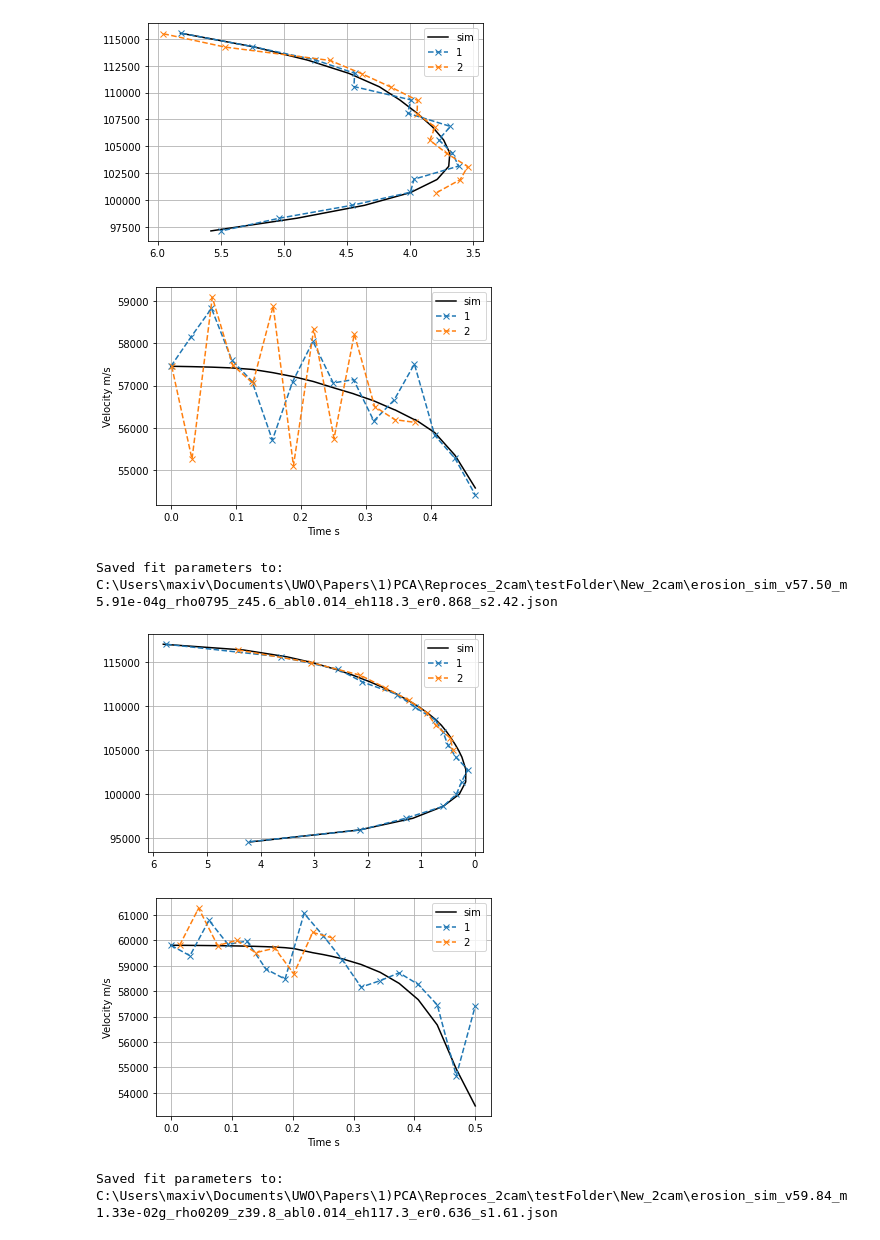
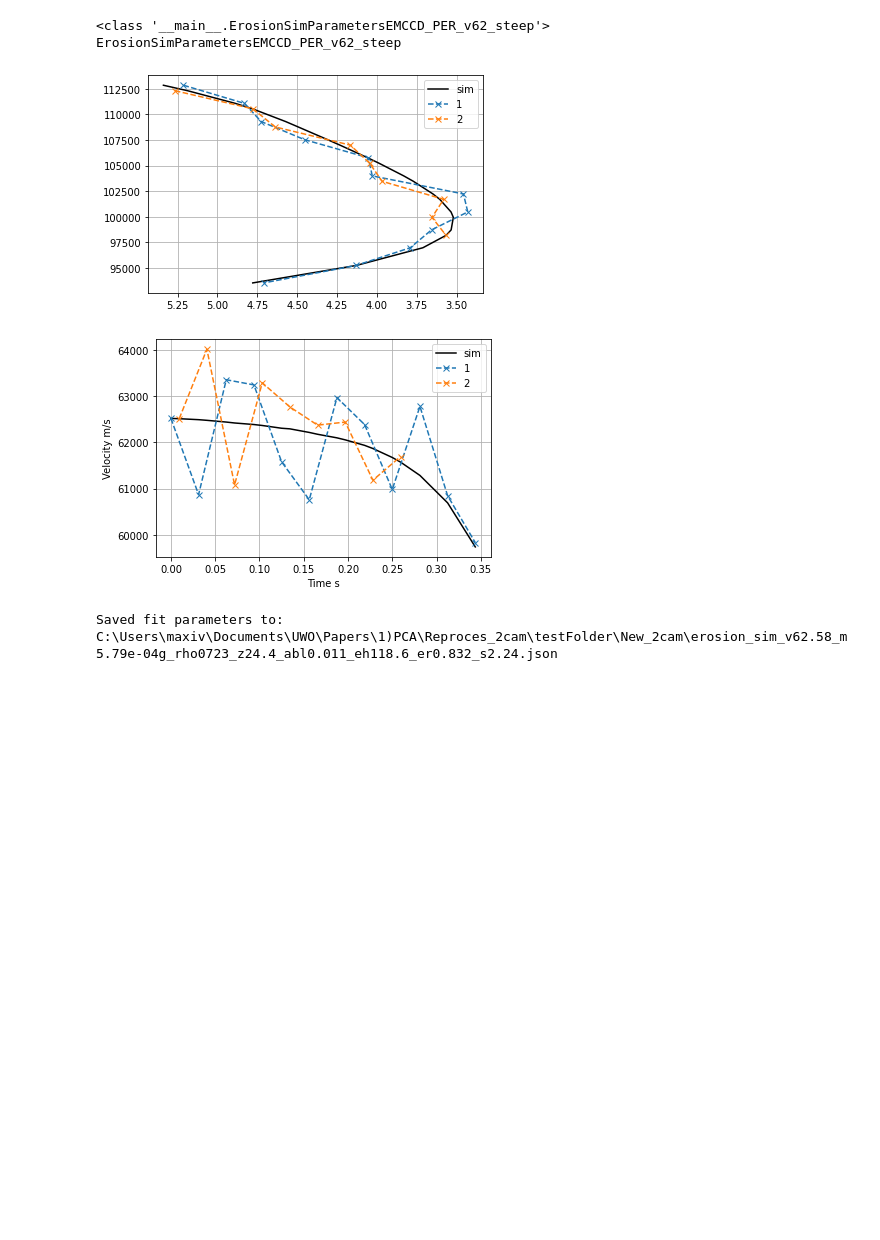
Before and after one commit to MaximilianVovk/WMPG-repoMAX, a Jupyter notebook: Code/PCA/ReProces2cam/Reproces_2cam.ipynb, the cells around one changed output. Saved outputs shown, nothing was run; the diff lists cells and outputs as text; code cells hidden in the pictures; blank space fills up the shorter version.

Commit message:
Bug fix and new plots

```diff
--- a/Code/PCA/ReProces2cam/Reproces_2cam.ipynb
+++ b/Code/PCA/ReProces2cam/Reproces_2cam.ipynb
@@ -2090,8 +2093,15 @@ save_pickle_path=r"C:\Users\maxiv\Documents\UWO\Papers\1)PCA\Reproces_2cam\testF
 min_frames_visible=MIN_FRAMES_VISIBLE
 check_only=False
 postprocess_params=None
-walk_inputdir=r"C:\Users\maxiv\Documents\UWO\Papers\1)PCA\Reproces_2cam\testFolder\Old_1cam"
+walk_inputdir=r"C:\Users\maxiv\Documents\UWO\Papers\1)PCA\Reproces_2cam\testFolder\Old_1cam\v62"
+# param_class=None
+# param_class_name=None
+param_class_list=[ErosionSimParametersEMCCD_PER_v57_slow, ErosionSimParametersEMCCD_PER_v59_heavy, ErosionSimParametersEMCCD_PER_v60_light, ErosionSimParametersEMCCD_PER_v61_shallow, ErosionSimParametersEMCCD_PER_v62_steep, ErosionSimParametersEMCCD_PER_v65_fast]
+param_class_name_list=['ErosionSimParametersEMCCD_PER_v57_slow', 'ErosionSimParametersEMCCD_PER_v59_heavy', 'ErosionSimParametersEMCCD_PER_v60_light', 'ErosionSimParametersEMCCD_PER_v61_shallow', 'ErosionSimParametersEMCCD_PER_v62_steep', 'ErosionSimParametersEMCCD_PER_v65_fast']
 
+param_class=ErosionSimParametersEMCCD_PER_v62_steep
+param_class_name='ErosionSimParametersEMCCD_PER_v62_steep'
+ii=0
 # walk all the data and get the pickle files
 for root, dirs, files in os.walk(walk_inputdir):
     for file in files:
@@ -2099,9 +2109,27 @@ for root, dirs, files in os.walk(walk_inputdir):
             # open the pickle file TRUEerosion_sim_v57.50_m5.91e-04g_rho0795_z45.6_abl0.014_eh118.3_er0.868_s2.42.pickle in C:\Users\maxiv\WMPG-repoMAX\Code\PCA\ReProces2cam\Old_1cam
             with open(os.path.join(root, file), "rb") as f:
                 sim = pickle.load(f)
+            # # param_class=sim.params.__class__
+            # print(param_class)
+            # # param_class_name=sim.params.__class__.__name__
+            # print(param_class_name)
 
-            param_class=sim.params.__class__
-            param_class_name=sim.params.__class__.__name__
+            # if ii<len(param_class_list):
+            #     param_class=param_class_list[ii]
+            #     param_class_name=param_class_name_list[ii]
+            #     ii+=1
+            # else:
+            #     param_class=sim.params.__class__
+            #     param_class_name=sim.params.__class__.__name__
+
+            print(param_class)
+            print(param_class_name)
+
+
+            # # set the erosion parameters to the ErosionSimParametersEMCCD_PER_v59_heavy
+            # sim.params = ErosionSimParametersEMCCD_PER_v59_heavy()
+
+
 
             # def extractSimData(sim, min_frames_visible=MIN_FRAMES_VISIBLE, check_only=False, param_class=None, \
             #     param_class_name=None, postprocess_params=None):
@@ -2387,36 +2415,35 @@ for root, dirs, files in os.walk(walk_inputdir):
             plt.plot(df['time_sampled'][index_cam1_df],df['velocity'][index_cam1_df], marker='x', linestyle='--', label='1')
             plt.plot(df['time_sampled'][index_cam2_df],df['velocity'][index_cam2_df], marker='x', linestyle='--', label='2')
             # activate the grid
             plt.grid()
             # label the x axis
             plt.xlabel('Time s')
             # label the y axis
             plt.ylabel('Velocity m/s')
             plt.legend()
             plt.show()
 
 
             # # plot the magnitude and time and the 2 cameras time_sampled_cam1 and time_sampled_cam2
             # # subtract from time_sampled_cam1 the time_sampled_cam1[0] and the same for time_sampled_cam2
             # time_sampled_cam1_0=time_sampled_cam1-time_sampled_cam1[0]
             # time_sampled_cam2_0=time_sampled_cam2-time_sampled_cam1[0]
             # plt.plot(time_sampled, mag_sampled, marker='o', linestyle='-', color='b', label='reprocessed_noise')
             # plt.plot(time_sampled_cam1_0, mag_interpol(time_sampled_cam1), marker='o', linestyle='-', color='r', label='cam1_sim')
             # plt.plot(time_sampled_cam2_0, mag_interpol(time_sampled_cam2), marker='o', linestyle='-', color='g', label='cam2_sim')
             # plt.gca().invert_yaxis()
             # # label the x axis
             # plt.xlabel('Magnitude')
             # # label the y axis
             # plt.ylabel('Height (m)')
             # plt.legend()
             # plt.show()
 
             # save the new pickle file in here
             saveJSON(sim, save_pickle_path)
 # %% [output]
+<class '__main__.ErosionSimParametersEMCCD_PER_v62_steep'>
+ErosionSimParametersEMCCD_PER_v62_steep
-[figure, old version]
+[figure, new version]
-[figure, old version]
+[figure, new version]
-Saved fit parameters to: C:\Users\maxiv\Documents\UWO\Papers\1)PCA\Reproces_2cam\testFolder\New_2cam\erosion_sim_v57.50_m5.91e-04g_rho0795_z45.6_abl0.014_eh118.3_er0.868_s2.42.json
-[figure, removed]
-[figure, removed]
-Saved fit parameters to: C:\Users\maxiv\Documents\UWO\Papers\1)PCA\Reproces_2cam\testFolder\New_2cam\erosion_sim_v59.84_m1.33e-02g_rho0209_z39.8_abl0.014_eh117.3_er0.636_s1.61.json
+Saved fit parameters to: C:\Users\maxiv\Documents\UWO\Papers\1)PCA\Reproces_2cam\testFolder\New_2cam\erosion_sim_v62.58_m5.79e-04g_rho0723_z24.4_abl0.011_eh118.6_er0.832_s2.24.json
```
Also changed, not shown: parts of 2 cells of this notebook, 3 other files.
